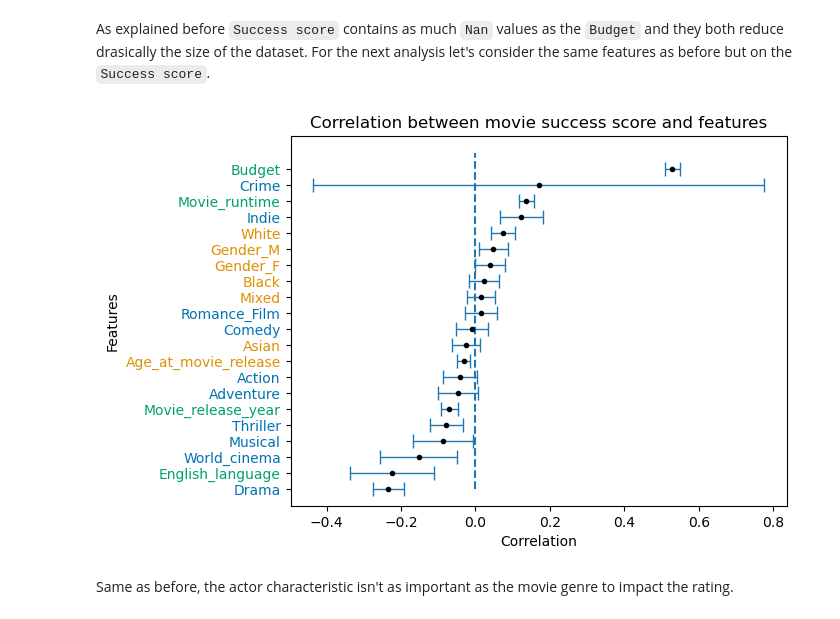
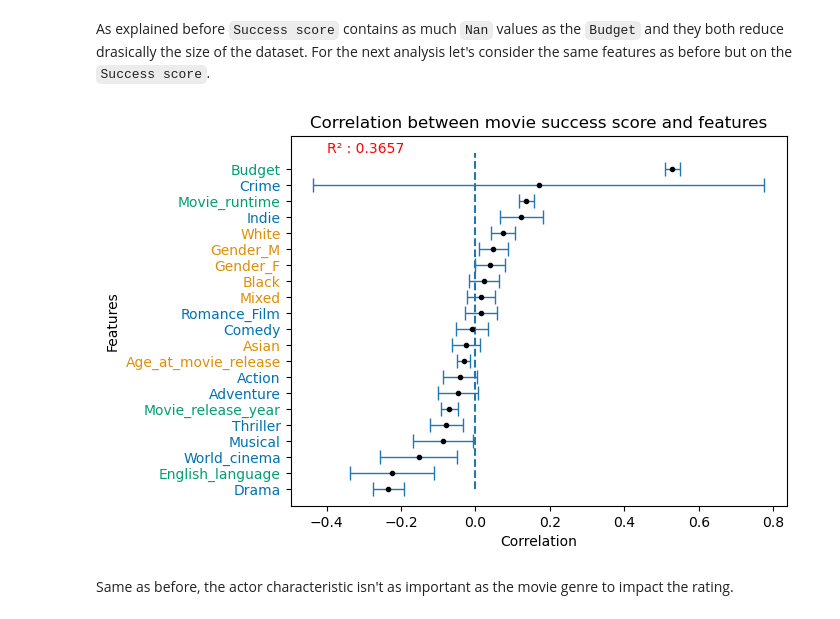
Before and after one commit to epfl-ada/ada-2023-project-draco, a Jupyter notebook: Milestone_3.ipynb, the cells around one changed output. Saved outputs shown, nothing was run; the diff lists cells and outputs as text; code cells hidden in the pictures.

Commit message:
Add color corellation plot

```diff
--- a/Milestone_3.ipynb
+++ b/Milestone_3.ipynb
@@ -2221,7 +2402,7 @@ Thriller       -3.240075e-12
 World_cinema   -2.273737e-12
 dtype: float64
 # %%
-mod = smf.ols(formula='Box_office_revenue ~  C(Asian) + C(Black) + C(Mixed)+ C(White) + C(Gender_M) + C(Gender_F)', data=model_norm)
+mod = smf.ols(formula='Box_office_revenue ~  C(Asian) + C(Black) + C(Mixed)+ C(White) + C(Gender_M) + C(Gender_F)', data=model_char_norm)
 res = mod.fit()
 
 print(res.summary())
@@ -2303,7 +2484,7 @@ Let's also compare the results when taking or not the `Budget` in account.
 mod = smf.ols(formula='Box_office_revenue ~  Age_at_movie_release + Movie_runtime  + Movie_release_year +\
                 C(English_language) + C(Gender_M) + C(Gender_F)+ C(Asian) + C(Black)+ \
                 C(Mixed)+ C(White) + C(Action) + C(Adventure) + C(Comedy) + C(Crime) + C(Drama) + C(Indie) + \
-                C(Romance_Film) + C(Musical) + C(Thriller) + C(World_cinema)', data=model_norm)
+                C(Romance_Film) + C(Musical) + C(Thriller) + C(World_cinema)', data=model_char_norm)
 res = mod.fit()
 
 # feature names
@@ -2359,7 +2540,7 @@ for i in np.arange(0,len(labels)):
 mod = smf.ols(formula='Box_office_revenue ~  Age_at_movie_release + Movie_runtime  + Movie_release_year + Budget +\
         C(English_language) + C(Gender_M) + C(Gender_F)+ C(Asian) + C(Black)+ \
         C(Mixed)+ C(White) + C(Action) + C(Adventure) + C(Comedy) + C(Crime) + C(Drama) + C(Indie) + \
-        C(Romance_Film) + C(Musical) + C(Thriller) + C(World_cinema)', data=model_norm)
+        C(Romance_Film) + C(Musical) + C(Thriller) + C(World_cinema)', data=model_char_norm)
 res = mod.fit()
 
 # feature names
@@ -2406,3 +2587,12 @@ for i in np.arange(0,len(labels)):
         axs[1].get_yticklabels()[i].set_color(colorblind[2])
 # %% [output]
 [figure]
+# %%
+color_label = []
+for label in labels:
+    if(label in movie_genres_labels):
+        color_label.append('red')
+    if(label in actor_labels):
+        color_label.append('blue')
+    if(label in movie_labels):
+        color_label.append('orange')
@@ -2418,7 +2615,7 @@ import numpy as np
 mod = smf.ols(formula='Box_office_revenue ~  Age_at_movie_release + Movie_runtime  + Movie_release_year + Budget +\
         C(English_language) + C(Gender_M) + C(Gender_F)+ C(Asian) + C(Black)+ \
         C(Mixed)+ C(White) + C(Action) + C(Adventure) + C(Comedy) + C(Crime) + C(Drama) + C(Indie) + \
-        C(Romance_Film) + C(Musical) + C(Thriller) + C(World_cinema)', data=model_norm)
+        C(Romance_Film) + C(Musical) + C(Thriller) + C(World_cinema)', data=model_char_norm)
 res = mod.fit()
 
 # feature names
@@ -2479,15 +2676,22 @@ fig.update_layout(
     showlegend=False,  # Hiding legend as it's not applicable in this context
 )
 
+colors = color_label
+ticks = labels
+keys = dict(zip(ticks, colors))
+
 # Set the color of the tick labels on the y-axis
 ticktext = []
 tickvals = []
 
 for i, label in enumerate(labels):
-    ticktext.append(label)
     tickvals.append(i)
 
-fig.update_yaxes(tickmode='array', tickangle=0, ticktext=ticktext, tickvals=tickvals)
+ticktext = [color(v, k) for k, v in keys.items()]
+yaxis = color_label
+fig.update_layout(
+    yaxis=dict(tickmode='array', ticktext=ticktext, tickvals=tickvals)
+)
 
 fig.show()
 # %% [markdown]
@@ -2502,7 +2706,7 @@ As explained before `Success score` contains as much `Nan` values as the `Budget
 mod = smf.ols(formula='Success_score ~  Age_at_movie_release + Movie_runtime  + Movie_release_year + Budget +\
         C(English_language) + C(Gender_M) + C(Gender_F)+ C(Asian) + C(Black)+ \
         C(Mixed)+ C(White) + C(Action) + C(Adventure) + C(Comedy) + C(Crime) + C(Drama) + C(Indie) + \
-        C(Romance_Film) + C(Musical) + C(Thriller) + C(World_cinema)', data=model_norm)
+        C(Romance_Film) + C(Musical) + C(Thriller) + C(World_cinema)', data=model_char_norm)
 res = mod.fit()
 
 # feature names
@@ -2518,34 +2722,36 @@ l1, l2, l3, l4 = zip(*sorted(zip(coefficients[1:], variables[1:], standard_error
 
 labels = []
 for i in np.arange(0,len(l2)):
     if('(' in (l2[i])):
         label = l2[i].split('(')[1]
         label = label.split(')')[0]
         labels.append(label)
     else:
         labels.append(l2[i])
 labels
 
 # fancy plotting
 
 plt.errorbar(l1, np.array(range(len(l1))), xerr= 2*np.array(l3), linewidth = 1,
              linestyle = 'none',marker = 'o',markersize= 3,
              markerfacecolor = 'black',markeredgecolor = 'black', capsize= 5)
 
 plt.yticks(range(len(l2)),labels)
 plt.vlines(0,0, len(l1), linestyle = '--')
 plt.title("Correlation between movie success score and features")
 plt.xlabel('Correlation')
 plt.ylabel('Features')
+plt.text(-0.4,21,f"R\u00b2 : {res.rsquared:0.4f}",color='r')
+
 for i in np.arange(0,len(labels)):
     if(labels[i] in movie_genres_labels):
         plt.gca().get_yticklabels()[i].set_color(colorblind[0])
     if(labels[i] in actor_labels):
         plt.gca().get_yticklabels()[i].set_color(colorblind[1])
     if(labels[i] in movie_labels):
         plt.gca().get_yticklabels()[i].set_color(colorblind[2])
 # %% [output]
-[figure, old version]
+[figure, new version]
 # %% [markdown]
 Same as before, the actor characteristic isn't as important as the movie genre to impact the rating.
 # %% [markdown]
```
Also changed, not shown: parts of 45 cells of this notebook.
